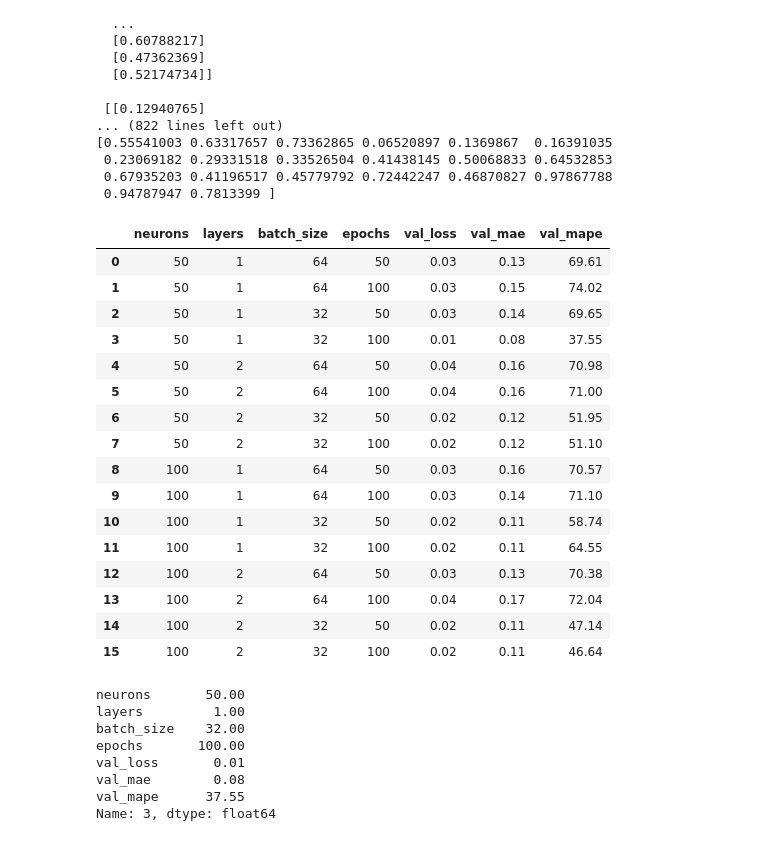
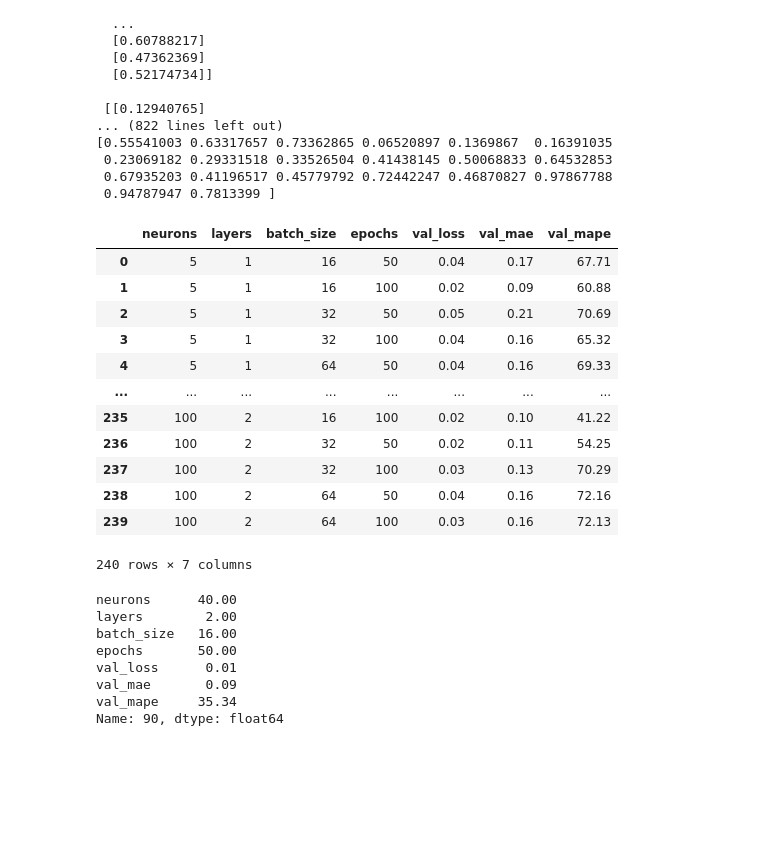
Before and after one commit to guimaroins/UERJ, a Jupyter notebook: lstm.ipynb, the cells around one changed output. Drawn from its saved outputs; the diff is of its cells as text; code cells hidden in the pictures; blank space fills up the shorter version.

```diff
--- a/lstm.ipynb
+++ b/lstm.ipynb
@@ -137,9 +137,9 @@ data_clean = data_clean.drop(columns=['Unnamed: 0']).values
 # Exemplo de input para previsão
 n_steps = 12  # Número de timesteps (3 valores usados para previsão)
 n_features = 1  # Cada valor da sequência é univariado
-neurons = [50, 100]
+neurons = [5, 10, 15, 20, 25, 30, 35, 40, 45, 50, 55, 60, 65, 70, 75, 80, 85, 90, 95, 100]
 layers = [1, 2]
-batch_sizes = [64, 32]
+batch_sizes = [16, 32, 64]
 epochs_list = [50, 100]
 results = []
 
@@ -291,8 +291,8 @@ for n_neurons, n_layers, batch_size, epochs in product(neurons, layers, batch_si
     model.add(Input(shape=(n_steps, n_features)))
 
     # Adiciona camadas LSTM conforme o número de camadas (layers) especificado
-    for _ in range(n_layers):
-        model.add(LSTM(n_neurons, activation='relu', return_sequences=(_ < n_layers - 1)))
+    for i in range(n_layers):
+        model.add(LSTM(n_neurons, activation='relu', return_sequences=(i < n_layers - 1)))
 
     # Camada de saída
     model.add(Dense(1))
@@ -308,60 +308,50 @@ for n_neurons, n_layers, batch_size, epochs in product(neurons, layers, batch_si
         validation_data=(X_val, y_val),
         callbacks=[early_stopping],
         verbose=0
     )
 
         # Avaliação no conjunto de validação após treinamento
     val_loss, val_mae, val_mape = model.evaluate(X_val, y_val, verbose=0)
 
     # Avaliação no conjunto de teste após o treinamento
     test_loss, test_mae, test_mape = model.evaluate(X_test, y_test, verbose=0)
 
 
     # Armazena os resultados da última época (ou melhor época, se o Early Stopping for acionado)
     results.append({
         'neurons': n_neurons,
         'layers': n_layers,
         'batch_size': batch_size,
         'epochs': epochs,
         'val_loss': min(history.history['val_loss']),
         'val_mae': min(history.history['val_mae']),
         'val_mape': min(history.history['val_mape'])
     })
 
 # Converte os resultados para um DataFrame para fácil visualização e análise
 results_df = pd.DataFrame(results)
 best_result = results_df.loc[results_df['val_mape'].idxmin()]
 display(results_df)
 display(best_result)
-
-
-
-    # Fazer previsões com o conjunto de validação e teste
-y_val_pred = model.predict(X_val, verbose=0)
-y_test_pred = model.predict(X_test, verbose=0)
 # %% [output]
 |  | neurons | layers | batch_size | epochs | val_loss | val_mae | val_mape |
-| 0 | 50 | 1 | 64 | 50 | 0.03 | 0.13 | 69.61 |
-| 1 | 50 | 1 | 64 | 100 | 0.03 | 0.15 | 74.02 |
-| 2 | 50 | 1 | 32 | 50 | 0.03 | 0.14 | 69.65 |
-| 3 | 50 | 1 | 32 | 100 | 0.01 | 0.08 | 37.55 |
-| 4 | 50 | 2 | 64 | 50 | 0.04 | 0.16 | 70.98 |
-| 5 | 50 | 2 | 64 | 100 | 0.04 | 0.16 | 71.00 |
-| 6 | 50 | 2 | 32 | 50 | 0.02 | 0.12 | 51.95 |
-| 7 | 50 | 2 | 32 | 100 | 0.02 | 0.12 | 51.10 |
-| 8 | 100 | 1 | 64 | 50 | 0.03 | 0.16 | 70.57 |
-| 9 | 100 | 1 | 64 | 100 | 0.03 | 0.14 | 71.10 |
-| 10 | 100 | 1 | 32 | 50 | 0.02 | 0.11 | 58.74 |
-| 11 | 100 | 1 | 32 | 100 | 0.02 | 0.11 | 64.55 |
-| 12 | 100 | 2 | 64 | 50 | 0.03 | 0.13 | 70.38 |
-| 13 | 100 | 2 | 64 | 100 | 0.04 | 0.17 | 72.04 |
-| 14 | 100 | 2 | 32 | 50 | 0.02 | 0.11 | 47.14 |
-| 15 | 100 | 2 | 32 | 100 | 0.02 | 0.11 | 46.64 |
+| 0 | 5 | 1 | 16 | 50 | 0.04 | 0.17 | 67.71 |
+| 1 | 5 | 1 | 16 | 100 | 0.02 | 0.09 | 60.88 |
+| 2 | 5 | 1 | 32 | 50 | 0.05 | 0.21 | 70.69 |
+| 3 | 5 | 1 | 32 | 100 | 0.04 | 0.16 | 65.32 |
+| 4 | 5 | 1 | 64 | 50 | 0.04 | 0.16 | 69.33 |
+| ... | ... | ... | ... | ... | ... | ... | ... |
+| 235 | 100 | 2 | 16 | 100 | 0.02 | 0.10 | 41.22 |
+| 236 | 100 | 2 | 32 | 50 | 0.02 | 0.11 | 54.25 |
+| 237 | 100 | 2 | 32 | 100 | 0.03 | 0.13 | 70.29 |
+| 238 | 100 | 2 | 64 | 50 | 0.04 | 0.16 | 72.16 |
+| 239 | 100 | 2 | 64 | 100 | 0.03 | 0.16 | 72.13 |
-neurons       50.00
-layers         1.00
-batch_size    32.00
-epochs       100.00
-val_loss       0.01
-val_mae        0.08
-val_mape      37.55
-Name: 3, dtype: float64
+240 rows × 7 columns
+neurons      40.00
+layers        2.00
+batch_size   16.00
+epochs       50.00
+val_loss      0.01
+val_mae       0.09
+val_mape     35.34
+Name: 90, dtype: float64
```
Also changed, not shown: parts of 5 cells of this notebook.
